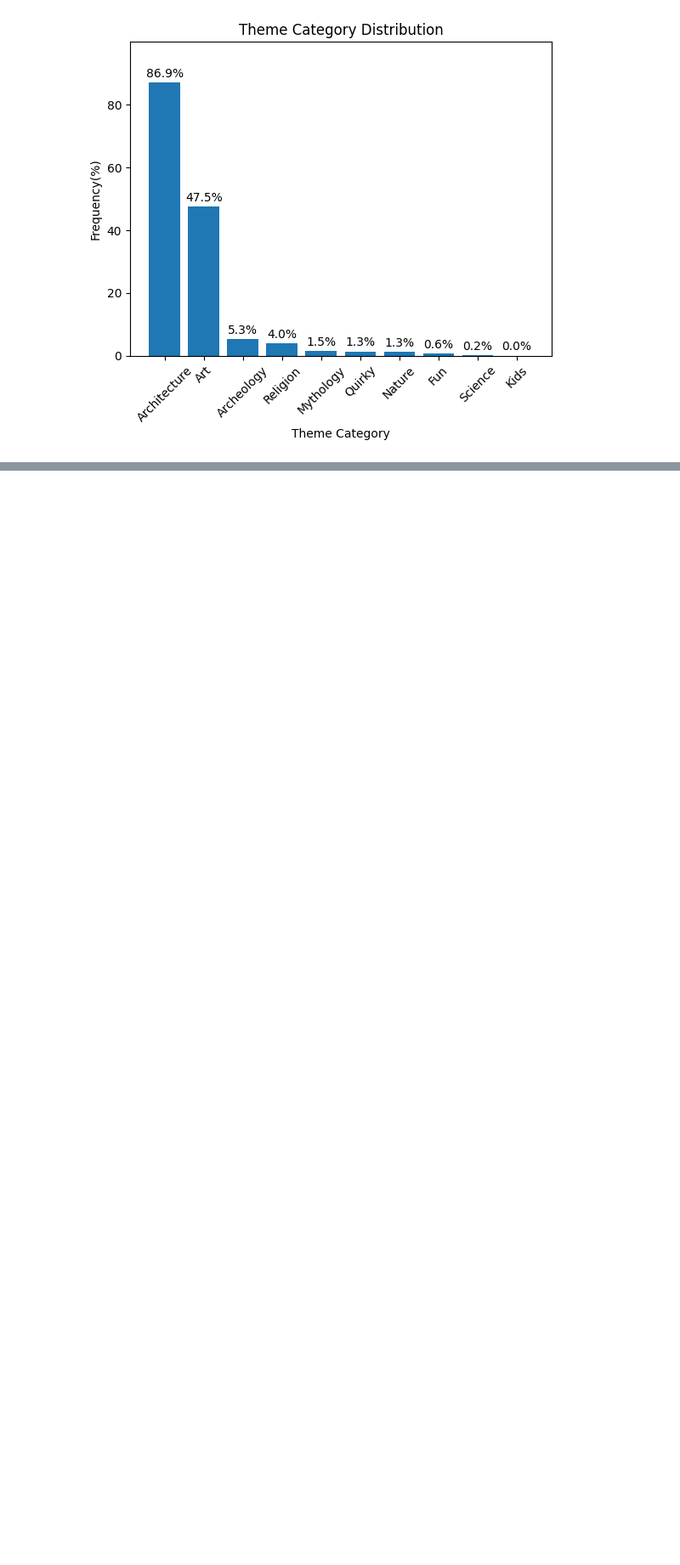
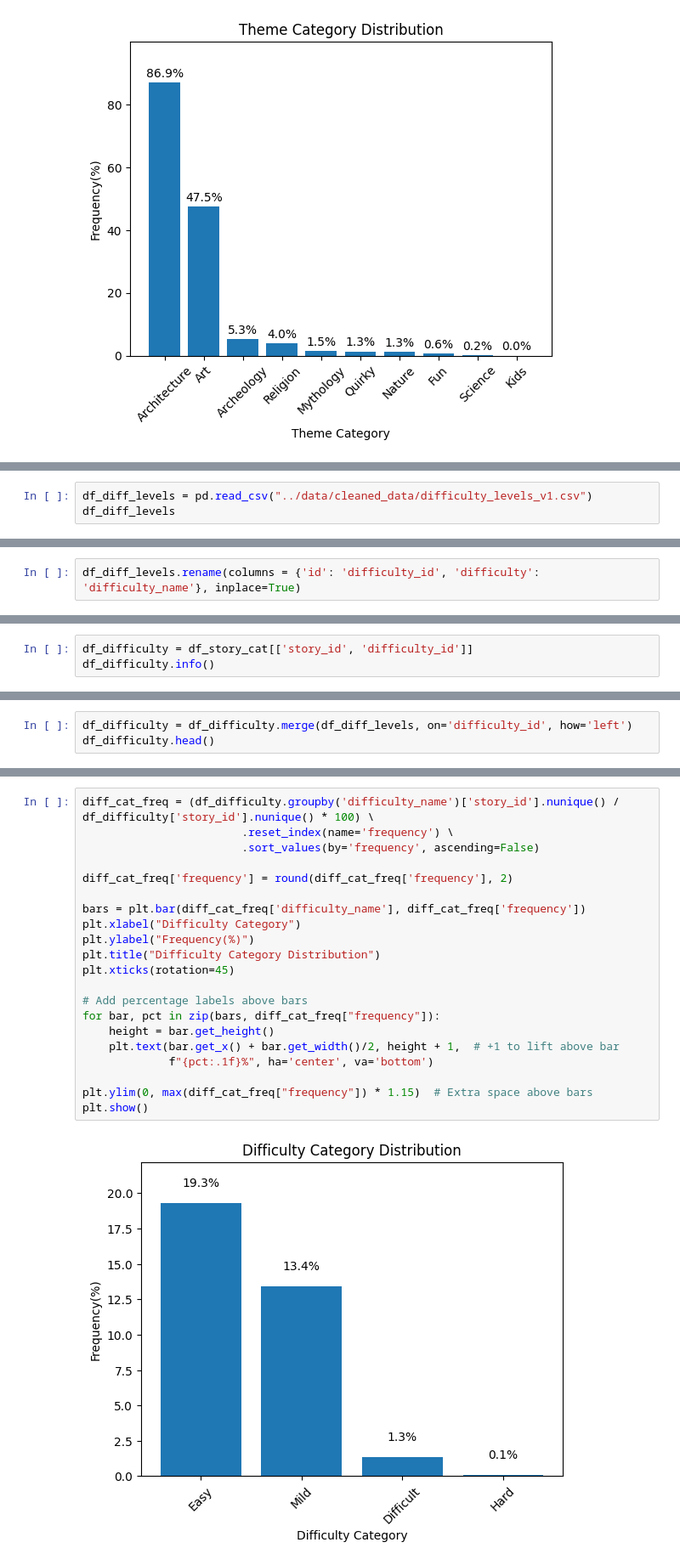
Before and after one commit to VassilisK2001/Personalized-Tours, a Jupyter notebook: notebooks/EDA.ipynb, the cells around one changed output, grey strips where cells are left out. Shown at 85% size. Cells and saved outputs as stored; diff of their text form; blank space fills up the shorter version.

```diff
--- a/notebooks/EDA.ipynb
+++ b/notebooks/EDA.ipynb
@@ -219,0 +342,3 @@ This approach avoids noise from sparse features while preserving useful distinct
+# %%
+df_diff_levels = pd.read_csv("../data/cleaned_data/difficulty_levels_v1.csv")
+df_diff_levels
@@ -219,0 +351,2 @@ This approach avoids noise from sparse features while preserving useful distinct
+# %%
+df_diff_levels.rename(columns = {'id': 'difficulty_id', 'difficulty': 'difficulty_name'}, inplace=True)
@@ -219,0 +365,3 @@ This approach avoids noise from sparse features while preserving useful distinct
+# %%
+df_difficulty = df_story_cat[['story_id', 'difficulty_id']]
+df_difficulty.info()
@@ -219,0 +378,3 @@ This approach avoids noise from sparse features while preserving useful distinct
+# %%
+df_difficulty = df_difficulty.merge(df_diff_levels, on='difficulty_id', how='left')
+df_difficulty.head()
@@ -219,0 +401,23 @@ This approach avoids noise from sparse features while preserving useful distinct
+# %%
+diff_cat_freq = (df_difficulty.groupby('difficulty_name')['story_id'].nunique() / df_difficulty['story_id'].nunique() * 100) \
+                        .reset_index(name='frequency') \
+                        .sort_values(by='frequency', ascending=False)
+
+diff_cat_freq['frequency'] = round(diff_cat_freq['frequency'], 2)
+
+bars = plt.bar(diff_cat_freq['difficulty_name'], diff_cat_freq['frequency'])
+plt.xlabel("Difficulty Category")
+plt.ylabel("Frequency(%)")
+plt.title("Difficulty Category Distribution")
+plt.xticks(rotation=45)
+
+# Add percentage labels above bars
+for bar, pct in zip(bars, diff_cat_freq["frequency"]):
+    height = bar.get_height()
+    plt.text(bar.get_x() + bar.get_width()/2, height + 1,  # +1 to lift above bar
+             f"{pct:.1f}%", ha='center', va='bottom')
+
+plt.ylim(0, max(diff_cat_freq["frequency"]) * 1.15)  # Extra space above bars
+plt.show()
+# %% [output]
+[figure, added]
```
Also changed, not shown: parts of 41 cells of this notebook, 1 other file.
